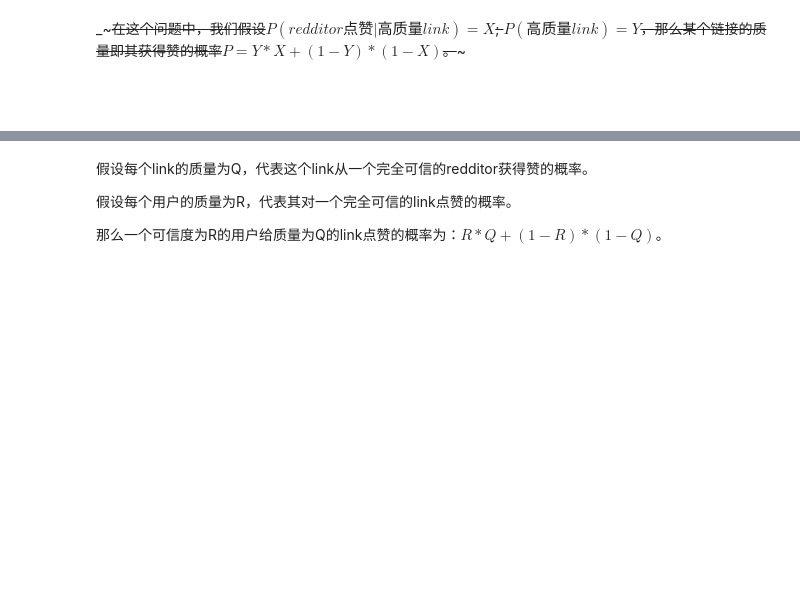
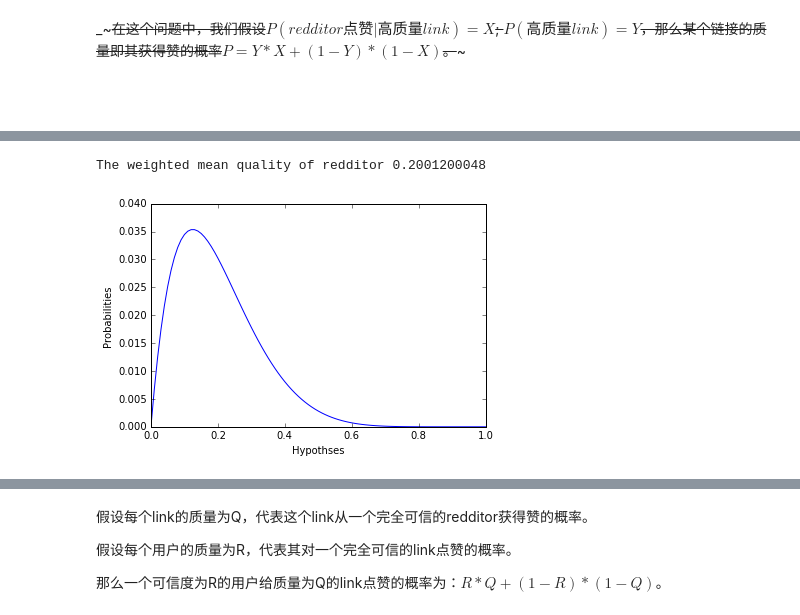
Before and after one commit to Tong-Chen/bayes_learn, a Jupyter notebook: Bayes_learn_code_3.ipynb, the cells around one changed output, grey strips where cells are left out. Saved outputs shown, nothing was run; the diff lists cells and outputs as text; code cells hidden in the pictures; blank space fills up the shorter version.

```diff
--- a/Bayes_learn_code_3.ipynb
+++ b/Bayes_learn_code_3.ipynb
@@ -826,0 +895,29 @@ _~~~在这个问题中，我们假设$P(redditor点赞|高质量link)=X$; $P(高
+# %%
+class Redditor(Bayes):
+    '''Represent the probability distributation of one redditor'''
+    def Likelihood(self, hypo,data):
+        '''
+        The likelihood when redditor gives an evaluation to a link
+
+        hypo: The quality of the redditor, 0%-100%
+
+        data: (vote, Q1) -- Q1: weighted mean quality of link
+        '''
+        evaluation, q = data
+        if evaluation == 'vote':
+            return hypo * q + (1-hypo) * (1-q)
+        elif evaluation == 'against':
+            return hypo * (1-q) + (1-hypo) * q
+        else:
+            return 1
+# %%
+# 我们可以尝试不同的先验概率，但如果选择平均值为0.5的先验分布，则结果不会被更新
+beta = Beta(2,8)
+pmf = beta.MakePmf().ItemsD()
+redditor = Redditor(pmf)
+redditor.probPlot()
+mean_R = redditor.Mean()
+print "The weighted mean quality of redditor", mean_R
+# %% [output]
+The weighted mean quality of redditor 0.2001200048
+[figure, added]
```
Also changed, not shown: parts of 10 cells of this notebook, 3 other files.
